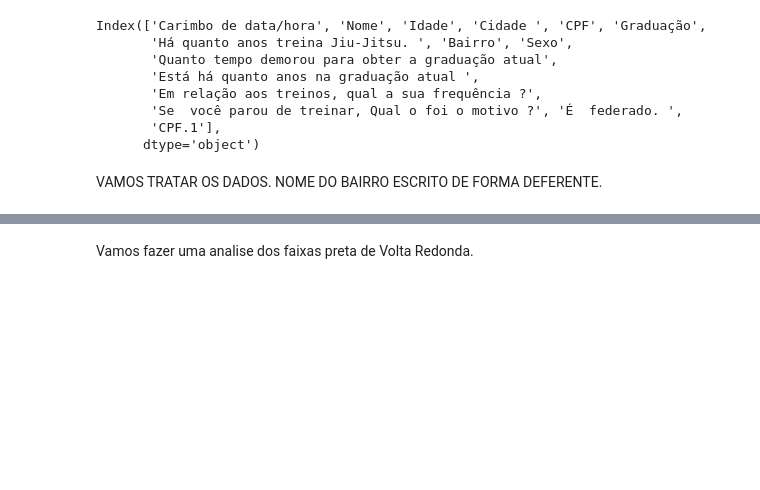
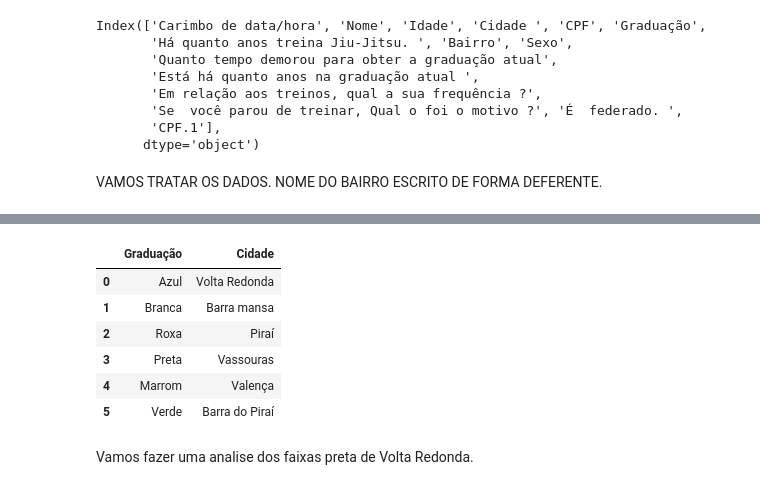
Before and after one commit to VitorVarella/trab_pynton, a Jupyter notebook: (naofinalizado)Cópia_de_Dados_estatistico_VR_.ipynb, the cells around one changed output, grey strips where cells are left out. Cells and saved outputs as stored; diff of their text form; code cells hidden in the pictures; blank space fills up the shorter version.

```diff
--- a/(naofinalizado)Cópia_de_Dados_estatistico_VR_.ipynb
+++ b/(naofinalizado)Cópia_de_Dados_estatistico_VR_.ipynb
@@ -221,8 +263,0 @@ DVR['Bairro'] = DVR['Bairro'].apply(lambda x: str(x).replace('Belvedere','Jardim
-# %%
-DVR['Bairro'] = DVR['Bairro'].apply(lambda x: str(x).replace('Jardim Jardim Belvedere','Jardim Belvedere'))
-# %%
-DVR['Bairro'] = DVR['Bairro'].apply(lambda x: str(x).replace('Monte castelo ','Monte Castelo'))
-# %%
-DVR['Bairro'] = DVR['Bairro'].apply(lambda x: str(x).replace('Monte castelo','Monte Castelo'))
-# %%
-DVR['Bairro'] = DVR['Bairro'].apply(lambda x: str(x).replace('Santo agostinho','Santo Agostinho'))
@@ -335,3 +381,15 @@ See the caveats in the documentation: https://pandas.pydata.org/pandas-docs/stab
+# %%
+DVR['Bairro'].unique()
+DVRB = pd.DataFrame({'Graduação': ['Azul', 'Branca', 'Roxa', 'Preta', 'Marrom', 'Verde'], 'Cidade': ['Volta Redonda', 'Barra mansa', 'Piraí', 'Vassouras', 'Valença', 'Barra do Piraí']})
+display(DVRB)
+# %% [output]
+|  | Graduação | Cidade |
+| 0 | Azul | Volta Redonda |
+| 1 | Branca | Barra mansa |
+| 2 | Roxa | Piraí |
+| 3 | Preta | Vassouras |
+| 4 | Marrom | Valença |
+| 5 | Verde | Barra do Piraí |
 # %% [markdown]
 Vamos fazer uma analise dos faixas preta de  Volta Redonda.
 # %%
```
Also changed, not shown: parts of 91 cells of this notebook.
